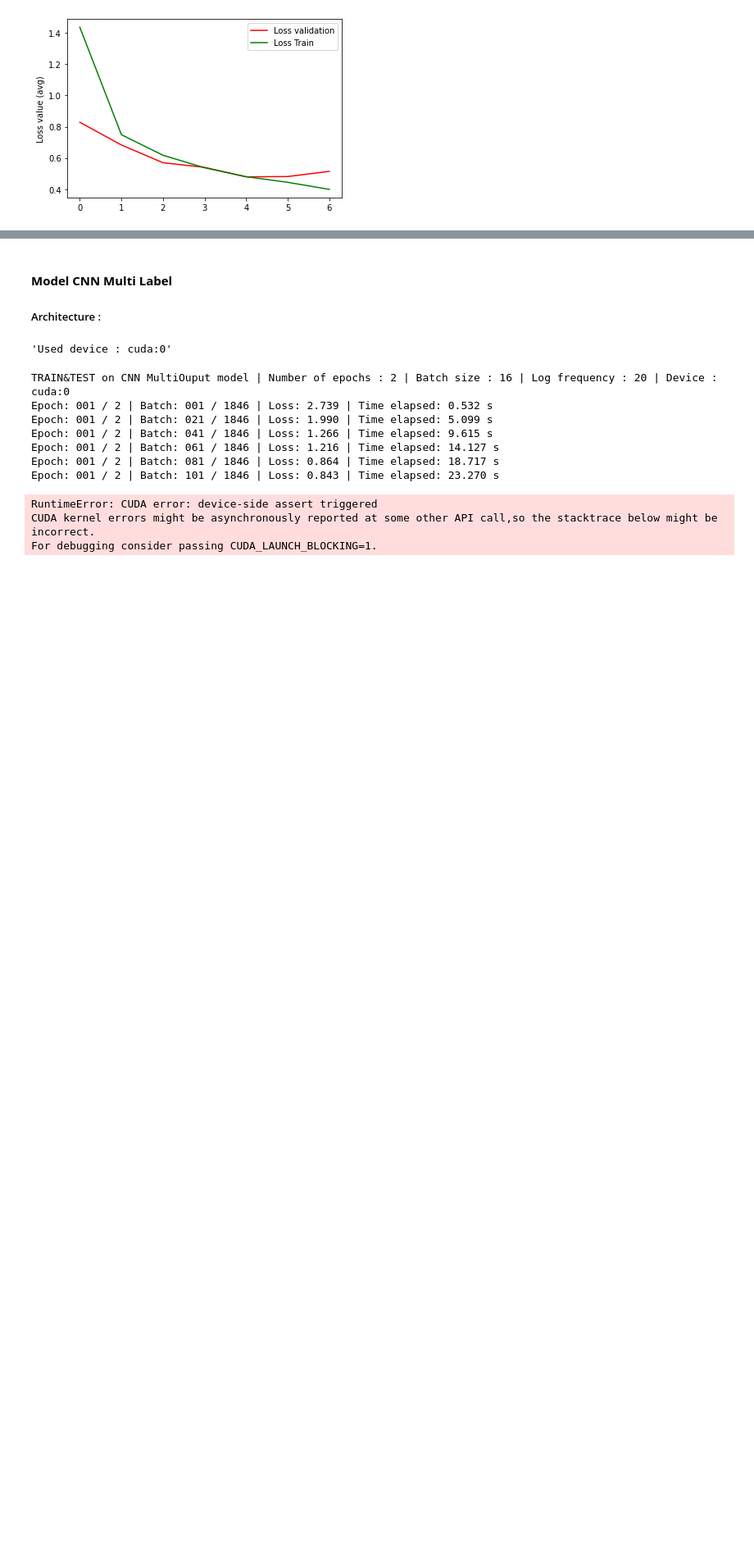
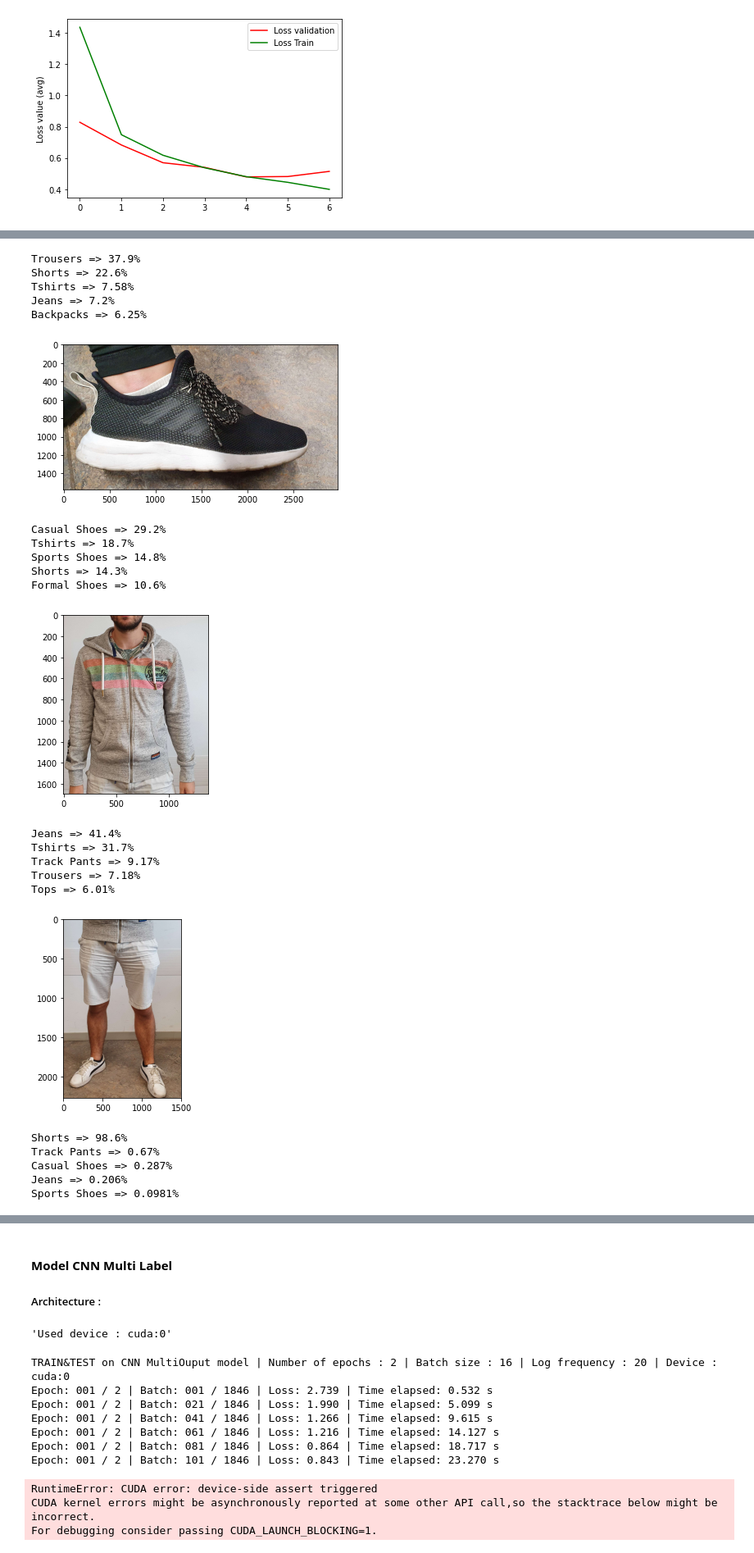
Before and after one commit to KontainPluton/TPs_Artificial_Neural_Network, a Jupyter notebook: Projet/Projet_Fashion.ipynb, the cells around one changed output, grey strips where cells are left out. Shown at 82% size. Cells and saved outputs as stored; diff of their text form; code cells hidden in the pictures; blank space fills up the shorter version.

```diff
--- a/Projet/Projet_Fashion.ipynb
+++ b/Projet/Projet_Fashion.ipynb
@@ -829,0 +832,16 @@ Shorts => 3.44%
+# %%
+### LENET 5 INFERENCE
+
+#model_lenet5 = LeNet5(CLASSES_NUMBER_OUTPUT)
+#load_model(model_lenet5, "models/LeNet5/LeNet5_9.pt")
+
+make_a_prediction("testing-images/20221007_112132.jpg",model_lenet5,device)
+make_a_prediction("testing-images/20221007_111900.jpg",model_lenet5,device)
+
+make_a_prediction("testing-images/haut-tom.jpg",resnet18_pretrained,device)
+make_a_prediction("testing-images/bas_tom.jpg",resnet18_pretrained,device)
+make_a_prediction("testing-images/haut-alexandre.jpg",resnet18_pretrained,device)
+make_a_prediction("testing-images/bas-alexandre.jpg",resnet18_pretrained,device)
+make_a_prediction("testing-images/haut-julia.jpg",resnet18_pretrained,device)
+make_a_prediction("testing-images/bas-julia.jpg",resnet18_pretrained,device)
+# %% [output]
@@ -829,0 +849,23 @@ Shorts => 3.44%
+Trousers => 37.9%
+Shorts => 22.6%
+Tshirts => 7.58%
+Jeans => 7.2%
+Backpacks => 6.25%
+[figure, added]
+Casual Shoes => 29.2%
+Tshirts => 18.7%
+Sports Shoes => 14.8%
+Shorts => 14.3%
+Formal Shoes => 10.6%
+[figure, added]
+Jeans => 41.4%
+Tshirts => 31.7%
+Track Pants => 9.17%
+Trousers => 7.18%
+Tops => 6.01%
+[figure, added]
+Shorts => 98.6%
+Track Pants => 0.67%
+Casual Shoes => 0.287%
+Jeans => 0.206%
+Sports Shoes => 0.0981%
```
Also changed, not shown: parts of 17 cells of this notebook.
